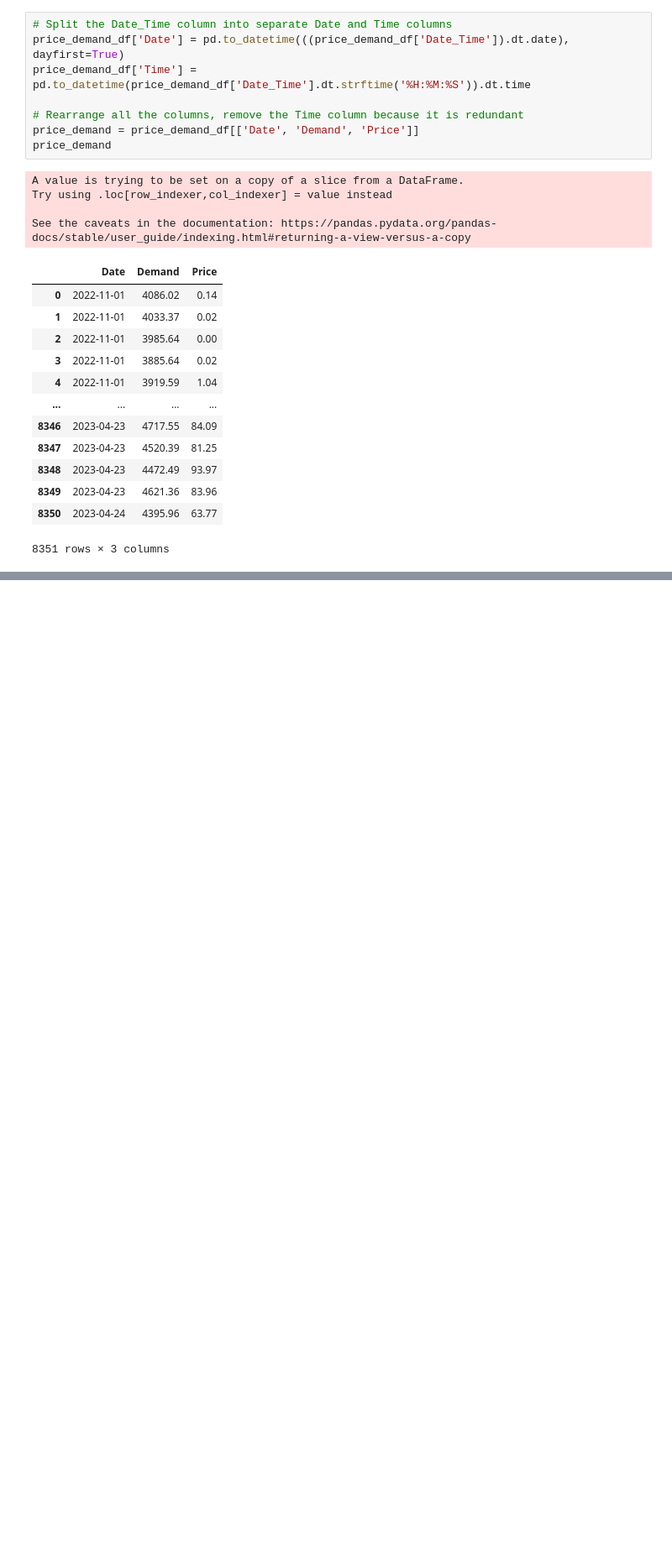
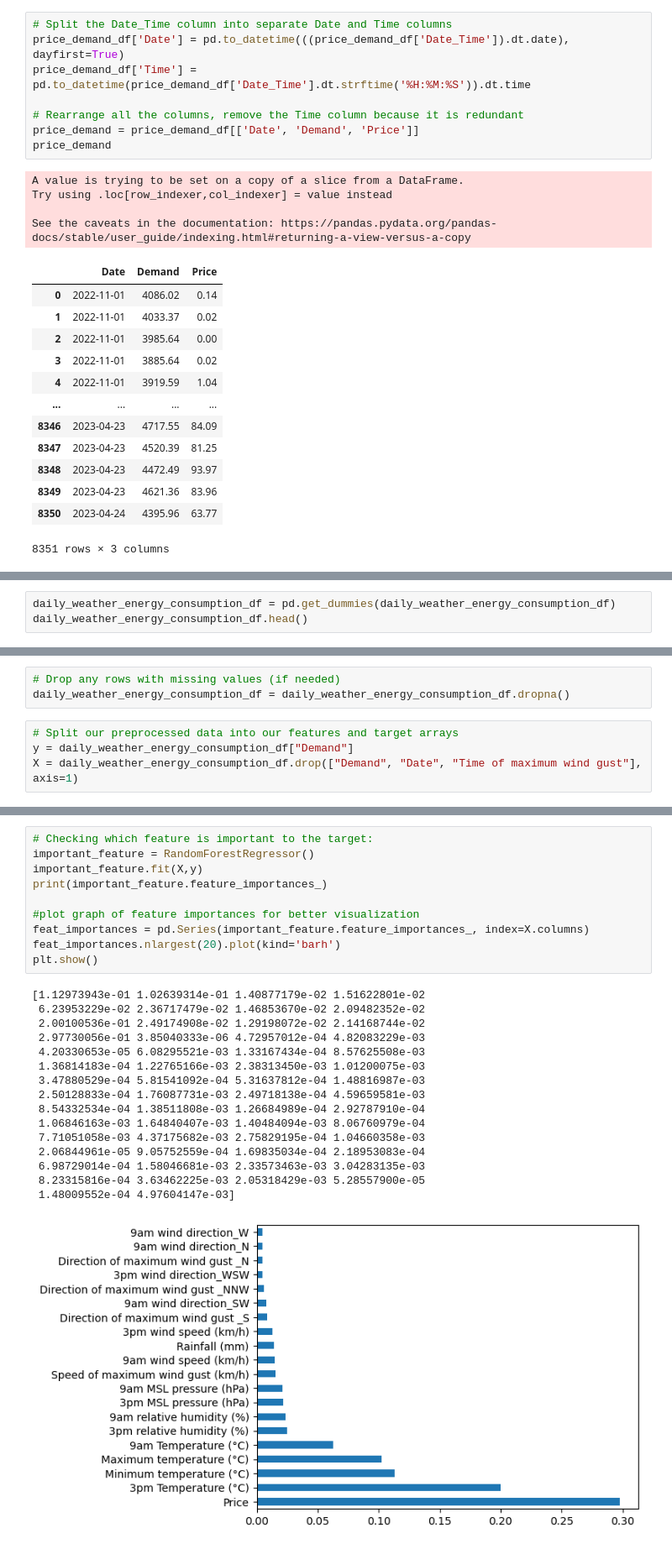
Before and after one commit to Alphaomegainfinity/energy_consumption_vs_weather, a Jupyter notebook: main.ipynb, the cells around one changed output, grey strips where cells are left out. Shown at 84% size. Saved outputs shown, nothing was run; the diff lists cells and outputs as text; blank space fills up the shorter version.

```diff
--- a/main.ipynb
+++ b/main.ipynb
@@ -295,0 +349,3 @@ price_demand
+# %%
+daily_weather_energy_consumption_df = pd.get_dummies(daily_weather_energy_consumption_df)
+daily_weather_energy_consumption_df.head()
@@ -295,0 +376,7 @@ price_demand
+# %%
+# Drop any rows with missing values (if needed)
+daily_weather_energy_consumption_df = daily_weather_energy_consumption_df.dropna()
+# %%
+# Split our preprocessed data into our features and target arrays
+y = daily_weather_energy_consumption_df["Demand"]
+X = daily_weather_energy_consumption_df.drop(["Demand", "Date", "Time of maximum wind gust"], axis=1)
@@ -295,0 +386,27 @@ price_demand
+# %%
+# Checking which feature is important to the target:
+important_feature = RandomForestRegressor()
+important_feature.fit(X,y)
+print(important_feature.feature_importances_)
+
+#plot graph of feature importances for better visualization
+feat_importances = pd.Series(important_feature.feature_importances_, index=X.columns)
+feat_importances.nlargest(20).plot(kind='barh')
+plt.show()
+# %% [output]
+[1.12973943e-01 1.02639314e-01 1.40877179e-02 1.51622801e-02
+ 6.23953229e-02 2.36717479e-02 1.46853670e-02 2.09482352e-02
+ 2.00100536e-01 2.49174908e-02 1.29198072e-02 2.14168744e-02
+ 2.97730056e-01 3.85040333e-06 4.72957012e-04 4.82083229e-03
+ 4.20330653e-05 6.08295521e-03 1.33167434e-04 8.57625508e-03
+ 1.36814183e-04 1.22765166e-03 2.38313450e-03 1.01200075e-03
+ 3.47880529e-04 5.81541092e-04 5.31637812e-04 1.48816987e-03
+ 2.50128833e-04 1.76087731e-03 2.49718138e-04 4.59659581e-03
+ 8.54332534e-04 1.38511808e-03 1.26684989e-04 2.92787910e-04
+ 1.06846163e-03 1.64840407e-03 1.40484094e-03 8.06760979e-04
+ 7.71051058e-03 4.37175682e-03 2.75829195e-04 1.04660358e-03
+ 2.06844961e-05 9.05752559e-04 1.69835034e-04 2.18953083e-04
+ 6.98729014e-04 1.58046681e-03 2.33573463e-03 3.04283135e-03
+ 8.23315816e-04 3.63462225e-03 2.05318429e-03 5.28557900e-05
+ 1.48009552e-04 4.97604147e-03]
+[figure, added]
```
Also changed, not shown: parts of 15 cells of this notebook.
